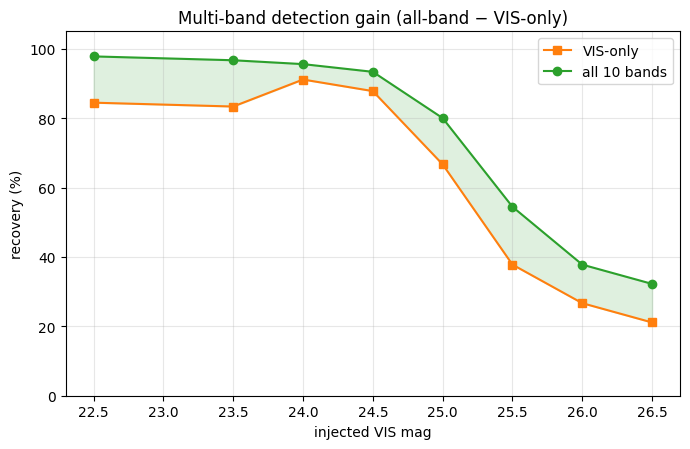
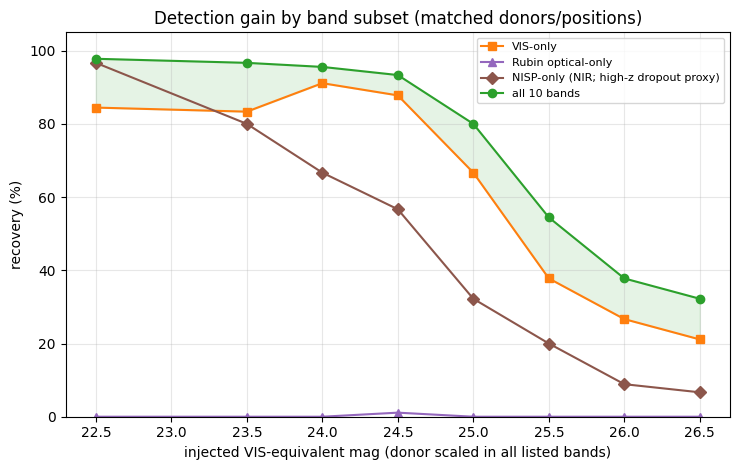
Unified diff of the notebook cell whose output changed from the first chart to the second:
--- before
+++ after
@@ -1,10 +1,17 @@
 rec2 = eval_injection(det, train_side[:NT_INJ], mer, EUCLID, RUBIN, device,
-                      modes=('vis','all'), target_mags=TARGET_MAGS, n_per_mag=10)
-mg, cvis = rec_to_curve(rec2['vis'], TARGET_MAGS); _, call = rec_to_curve(rec2['all'], TARGET_MAGS)
-print('gain (all - vis):', dict(zip(mg, np.round(call-cvis,1))))
-plt.figure(figsize=(7,4.6))
-plt.plot(mg, cvis, 's-', color='C1', label='VIS-only')
-plt.plot(mg, call, 'o-', color='C2', label='all 10 bands')
-plt.fill_between(mg, cvis, call, color='C2', alpha=.15)
-plt.ylim(0,105); plt.xlabel('injected VIS mag'); plt.ylabel('recovery (%)')
-plt.title('Multi-band detection gain (all-band − VIS-only)'); plt.legend(); plt.grid(alpha=.3); plt.tight_layout(); plt.show()
+                      modes=('vis','nisp','rubin','all'), target_mags=TARGET_MAGS, n_per_mag=10)
+mg, cvis  = rec_to_curve(rec2['vis'],   TARGET_MAGS)
+_,  cnisp = rec_to_curve(rec2['nisp'],  TARGET_MAGS)
+_,  crub  = rec_to_curve(rec2['rubin'], TARGET_MAGS)
+_,  call  = rec_to_curve(rec2['all'],   TARGET_MAGS)
+print('all - vis  :', dict(zip(mg, np.round(call-cvis,1))))
+print('nisp-only  :', dict(zip(mg, np.round(cnisp,1))), '  <- high-z optical-dropout proxy')
+plt.figure(figsize=(7.5,4.8))
+plt.plot(mg, cvis,  's-', color='C1', label='VIS-only')
+plt.plot(mg, crub,  '^-', color='C4', label='Rubin optical-only')
+plt.plot(mg, cnisp, 'D-', color='C5', label='NISP-only (NIR; high-z dropout proxy)')
+plt.plot(mg, call,  'o-', color='C2', label='all 10 bands')
+plt.fill_between(mg, cvis, call, color='C2', alpha=.12)
+plt.ylim(0,105); plt.xlabel('injected VIS-equivalent mag (donor scaled in all listed bands)')
+plt.ylabel('recovery (%)'); plt.title('Detection gain by band subset (matched donors/positions)')
+plt.legend(fontsize=8); plt.grid(alpha=.3); plt.tight_layout(); plt.show()

Commit: detection validation: band-subset injection (NISP-only high-z dropout, Rubin-only)